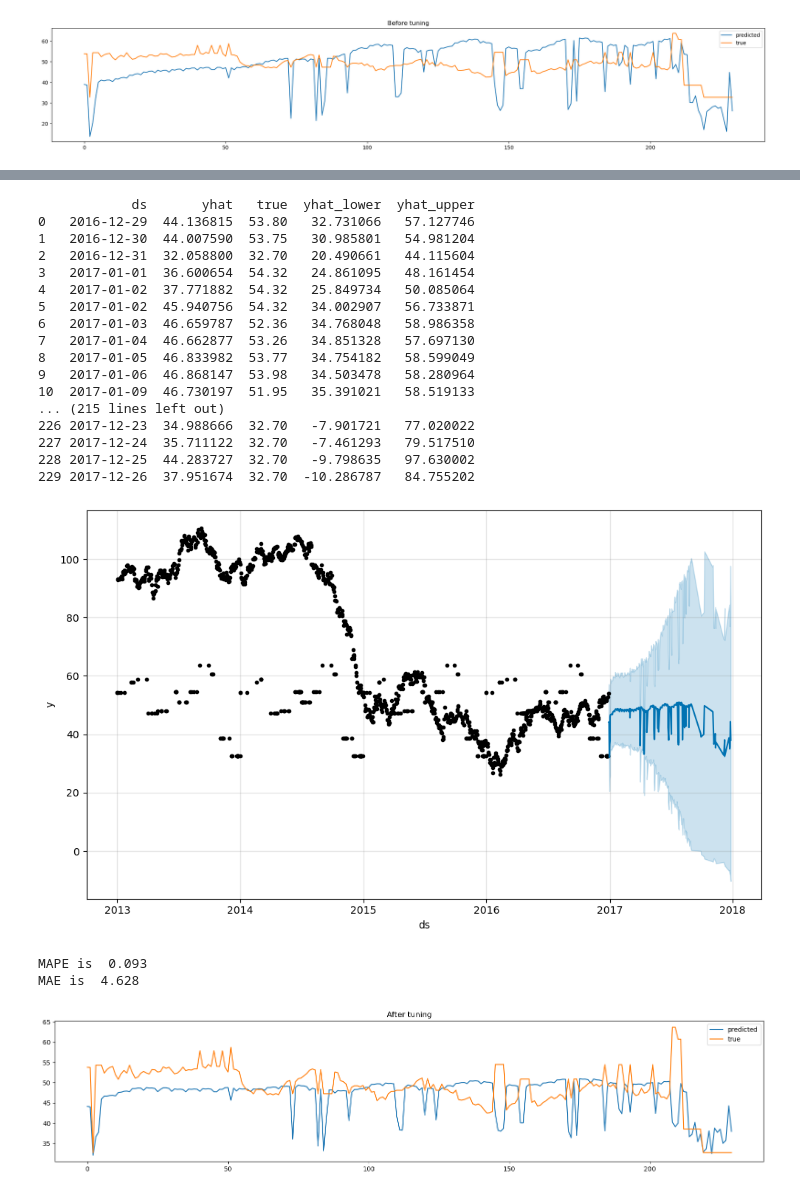
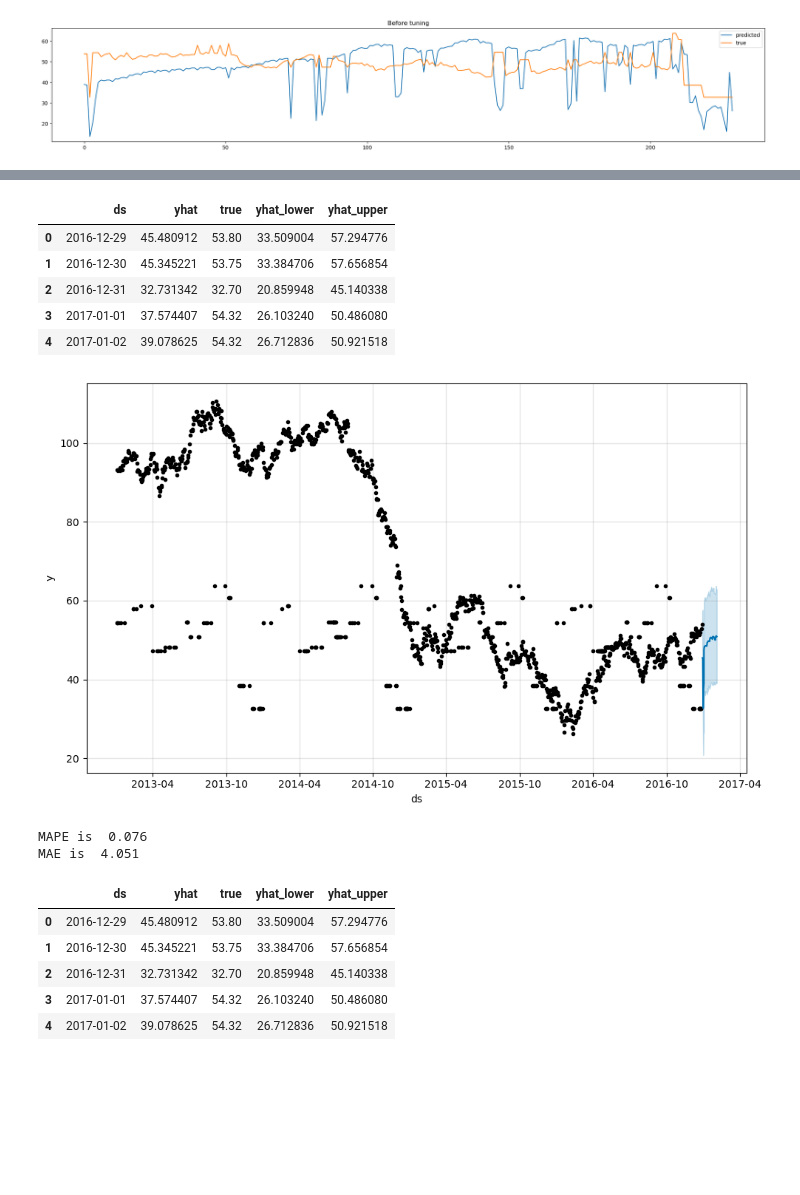
Before and after one commit to Amiromar1/DS-CHALLENGE, a Jupyter notebook: DS-2.ipynb, the cells around one changed output, grey strips where cells are left out. Cells and saved outputs as stored; diff of their text form; code cells hidden in the pictures; blank space fills up the shorter version.

Commit message:
fixed chart

```diff
--- a/DS-2.ipynb
+++ b/DS-2.ipynb
@@ -581,8 +445,9 @@ print(best_params)
 # %%
 model = Prophet(changepoint_prior_scale=0.05,
-                seasonality_prior_scale=35,
-                n_changepoints=35,
-                holidays_prior_scale=20,
+                seasonality_prior_scale=25,
+                n_changepoints=25,
+                holidays_prior_scale=15,
+                changepoint_range=0.7,
                 seasonality_mode='multiplicative')
 
 for i in columns:
@@ -595,32 +460,20 @@ model.fit(train)
 <prophet.forecaster.Prophet at 0x...>
 # %%
 pd.set_option('display.max_rows', 500)
-
-forecast = model.predict(test_x)
-test_y = test_y.reset_index()
-forecast['true'] = test_y['dcoilwtico']
+forecast = model.predict(test_x[:30])
+forecast['true'] = test_y.iloc[:30]['dcoilwtico'].reset_index(drop=True)
+mape = mean_absolute_percentage_error(forecast['true'], forecast['yhat'])
 
 plot_measure = model.plot(forecast)
-print(forecast[['ds', 'yhat', 'true', 'yhat_lower', 'yhat_upper']])
+forecast[['ds', 'yhat', 'true', 'yhat_lower', 'yhat_upper']].head()
 # %% [output]
-            ds       yhat   true  yhat_lower  yhat_upper
-0   2016-12-29  44.136815  53.80   32.731066   57.127746
-1   2016-12-30  44.007590  53.75   30.985801   54.981204
-2   2016-12-31  32.058800  32.70   20.490661   44.115604
-3   2017-01-01  36.600654  54.32   24.861095   48.161454
-4   2017-01-02  37.771882  54.32   25.849734   50.085064
-5   2017-01-02  45.940756  54.32   34.002907   56.733871
-6   2017-01-03  46.659787  52.36   34.768048   58.986358
-7   2017-01-04  46.662877  53.26   34.851328   57.697130
-8   2017-01-05  46.833982  53.77   34.754182   58.599049
-9   2017-01-06  46.868147  53.98   34.503478   58.280964
-10  2017-01-09  46.730197  51.95   35.391021   58.519133
-... (215 lines left out)
-226 2017-12-23  34.988666  32.70   -7.901721   77.020022
-227 2017-12-24  35.711122  32.70   -7.461293   79.517510
-228 2017-12-25  44.283727  32.70   -9.798635   97.630002
-229 2017-12-26  37.951674  32.70  -10.286787   84.755202
+|  | ds | yhat | true | yhat_lower | yhat_upper |
+| 0 | 2016-12-29 | 45.480912 | 53.80 | 33.509004 | 57.294776 |
+| 1 | 2016-12-30 | 45.345221 | 53.75 | 33.384706 | 57.656854 |
+| 2 | 2016-12-31 | 32.731342 | 32.70 | 20.859948 | 45.140338 |
+| 3 | 2017-01-01 | 37.574407 | 54.32 | 26.103240 | 50.486080 |
+| 4 | 2017-01-02 | 39.078625 | 54.32 | 26.712836 | 50.921518 |
-[figure, old version]
+[figure, new version]
 # %%
 mape = mean_absolute_percentage_error(forecast['true'], forecast['yhat'])
 mae = mean_absolute_error(forecast['true'], forecast['yhat'])
@@ -629,15 +482,22 @@ print('MAPE is ', round(mape, 3))
 print('MAE is ', round(mae,3))
 test_y = test_y.reset_index()
 forecast['true'] = test_y['dcoilwtico']
+
+forecast [['ds', 'yhat', 'true', 'yhat_lower', 'yhat_upper']].head()
 # %% [output]
-MAPE is  0.093
-MAE is  4.628
+MAPE is  0.076
+MAE is  4.051
+|  | ds | yhat | true | yhat_lower | yhat_upper |
+| 0 | 2016-12-29 | 45.480912 | 53.80 | 33.509004 | 57.294776 |
+| 1 | 2016-12-30 | 45.345221 | 53.75 | 33.384706 | 57.656854 |
+| 2 | 2016-12-31 | 32.731342 | 32.70 | 20.859948 | 45.140338 |
+| 3 | 2017-01-01 | 37.574407 | 54.32 | 26.103240 | 50.486080 |
+| 4 | 2017-01-02 | 39.078625 | 54.32 | 26.712836 | 50.921518 |
 # %%
-plt.figure(figsize=(20,4))
-plt.plot(forecast['yhat'], label='predicted')
-plt.plot(forecast['true'], label='true')
-plt.legend()
-plt.title('After tuning')
-plt.show()
+test_y = pd.DataFrame(test_y)
+test_y = test_y.set_index('date')
+
+train_copy = train.copy()
+train_copy = train_copy.set_index('ds')
+forecast_copy = forecast.copy()
+forecast_copy = forecast_copy.set_index('ds')
-# %% [output]
-[figure, removed]
```
Also changed, not shown: parts of 16 cells of this notebook.
